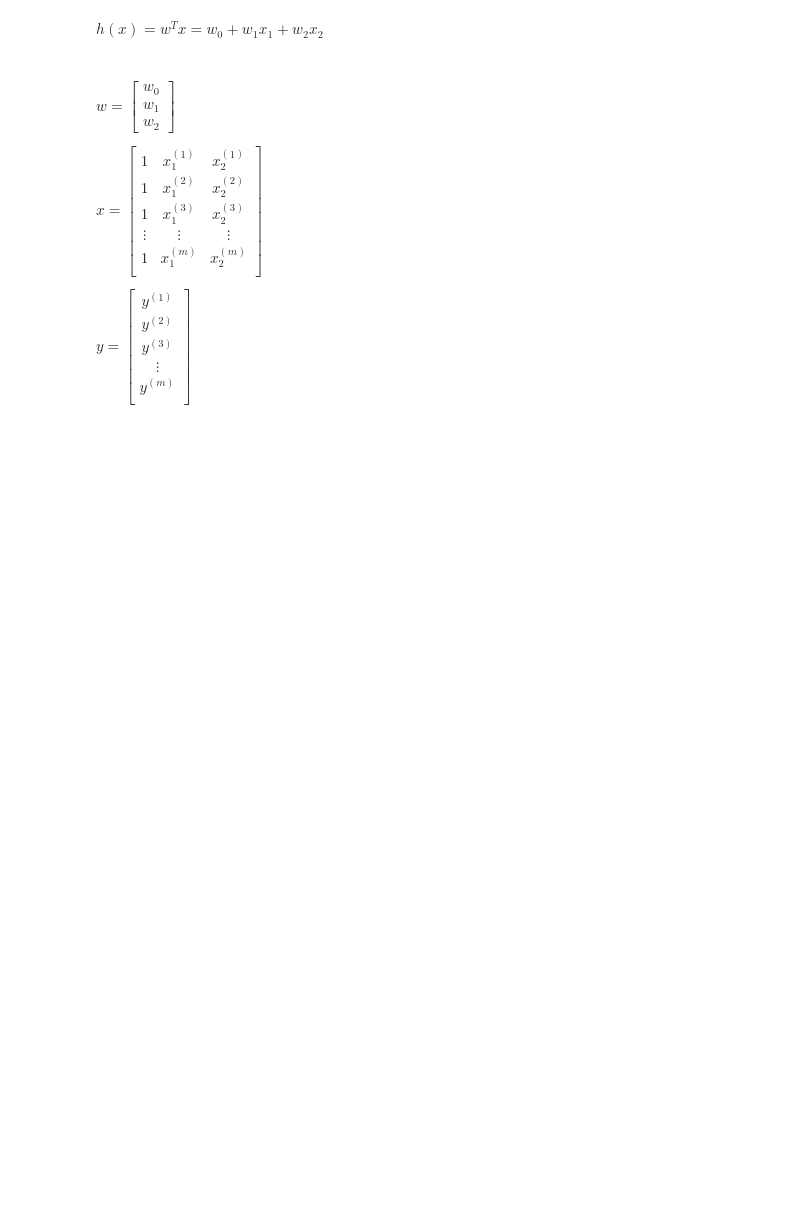
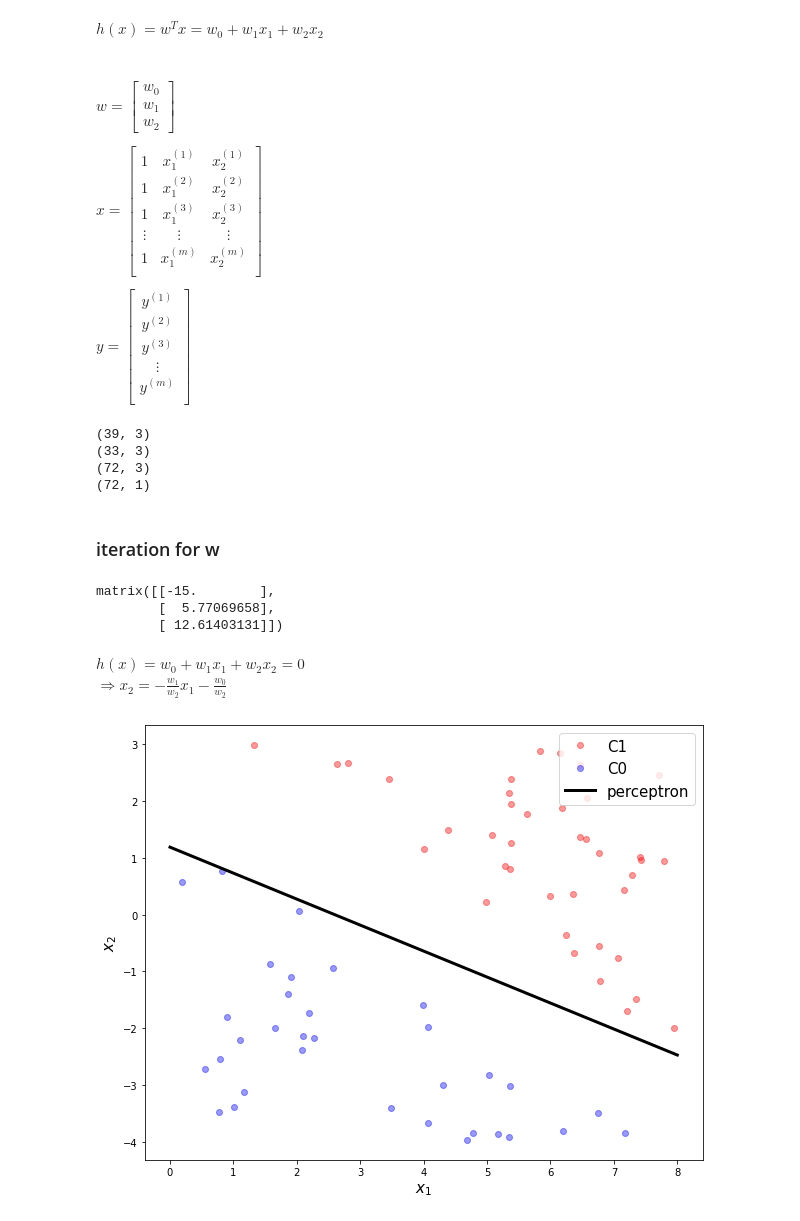
Before and after one commit to enjoy-365/AI_Programming_2022, a Jupyter notebook: week4/4.2) Perceptron.ipynb, the cells around one changed output. Cells and saved outputs as stored; diff of their text form; code cells hidden in the pictures; blank space fills up the shorter version.

```diff
--- a/week4/4.2) Perceptron.ipynb
+++ b/week4/4.2) Perceptron.ipynb
@@ -92,3 +84,56 @@ y^{(3)}\\
 y^{(m)}\\
 \end{bmatrix}
 $
+# %%
+X1 = np.hstack([np.ones([x1.shape[0], 1]), x1, y1]) #Class1 data
+X2 = np.hstack([np.ones([x2.shape[0], 1]), x2, y2]) #Class0 data
+
+X = np.vstack([X1, X2])
+y = np.vstack([np.ones([x1.shape[0], 1]), -np.ones([x2.shape[0], 1])]) # 1 for C1, -1 for C0
+w = np.ones([3, 1]) # random value for initial w
+
+print(X1.shape)
+print(X2.shape)
+print(X.shape)
+print(y.shape)
+# %% [output]
+(39, 3)
+(33, 3)
+(72, 3)
+(72, 1)
+# %%
+X = np.asmatrix(X)
+y = np.asmatrix(y)
+w = np.asmatrix(w)
+# %% [markdown]
+### iteration for w
+# %%
+m = y.shape[0]
+for i in range(100):
+    for j in range(m):
+        if y[j,0] != np.sign(X[j, :]*w)[0,0]:
+            w += y[j, 0]*X[j, :].T
+
+w
+# %% [output]
+matrix([[-15.        ],
+        [  5.77069658],
+        [ 12.61403131]])
+# %% [markdown]
+$h(x) = w_0+w_1x_1+w_2x_2 = 0$  <br>
+$\Rightarrow x_2 = -\frac{w_1}{w_2}x_1 - \frac{w_0}{w_2}$
+# %%
+px = np.linspace(0, 8, 100).reshape(-1, 1)
+py = -w[1,0]/w[2,0]*px - w[0,0]/w[2,0]
+# %%
+plt.figure(figsize=(10,8))
+plt.plot(x1, y1, 'ro', alpha = 0.4, label = 'C1')
+plt.plot(x2, y2, 'bo', alpha = 0.4, label = 'C0')
+plt.plot(px, py, c='k', linewidth=3, label = 'perceptron')
+
+plt.xlabel('$x_1$', fontsize = 15)
+plt.ylabel('$x_2$', fontsize = 15)
+plt.legend(loc = 1, fontsize=15)
+plt.show()
+# %% [output]
+[figure, added]
```
Also changed, not shown: parts of 9 cells of this notebook.
